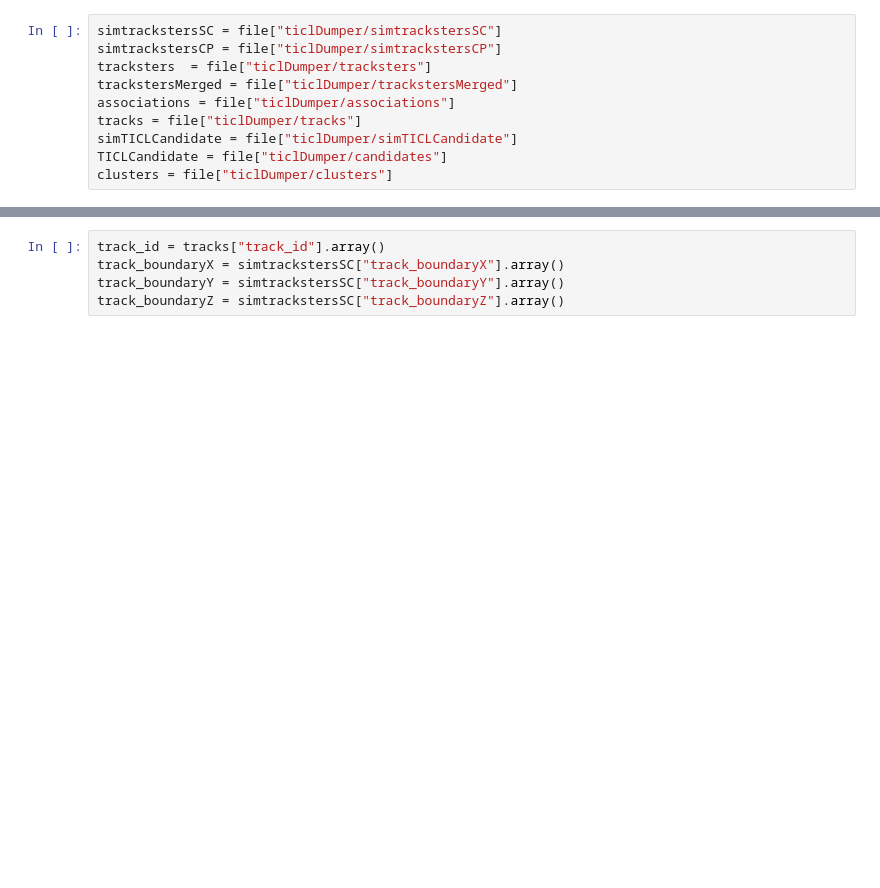
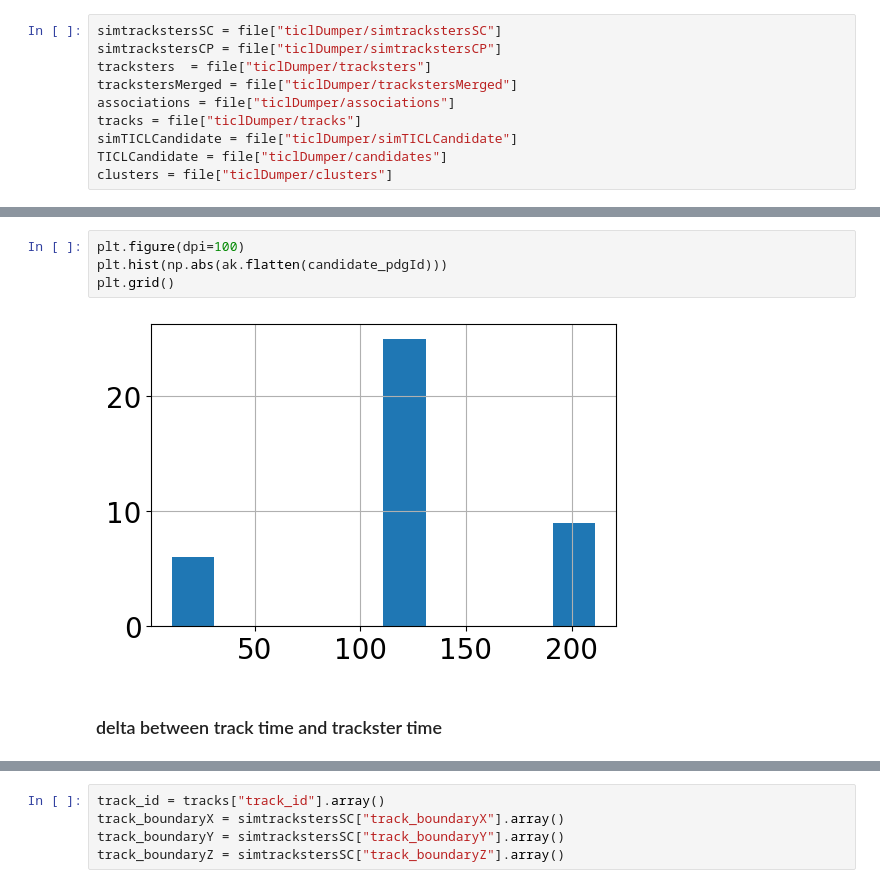
Before and after one commit to AuroraPerego/Timing, a Jupyter notebook: TimingPlot_track_linking.ipynb, the cells around one changed output, grey strips where cells are left out. Drawn from its saved outputs; the diff is of its cells as text; blank space fills up the shorter version.

```diff
--- a/TimingPlot_track_linking.ipynb
+++ b/TimingPlot_track_linking.ipynb
@@ -62,0 +89,8 @@ tracks.keys()
+# %%
+plt.figure(dpi=100)
+plt.hist(np.abs(ak.flatten(candidate_pdgId)))
+plt.grid()
+# %% [output]
+[figure, added]
+# %% [markdown]
+### delta between track time and trackster time
```
Also changed, not shown: parts of 70 cells of this notebook.
